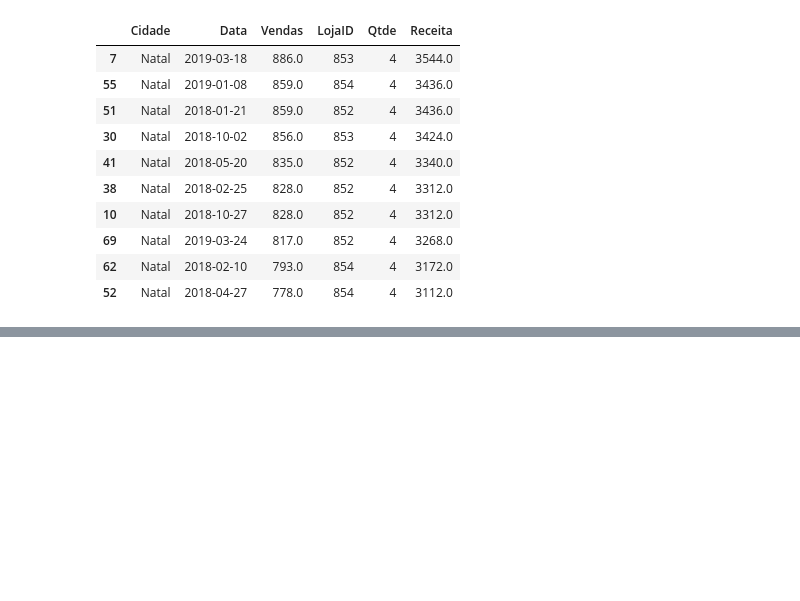
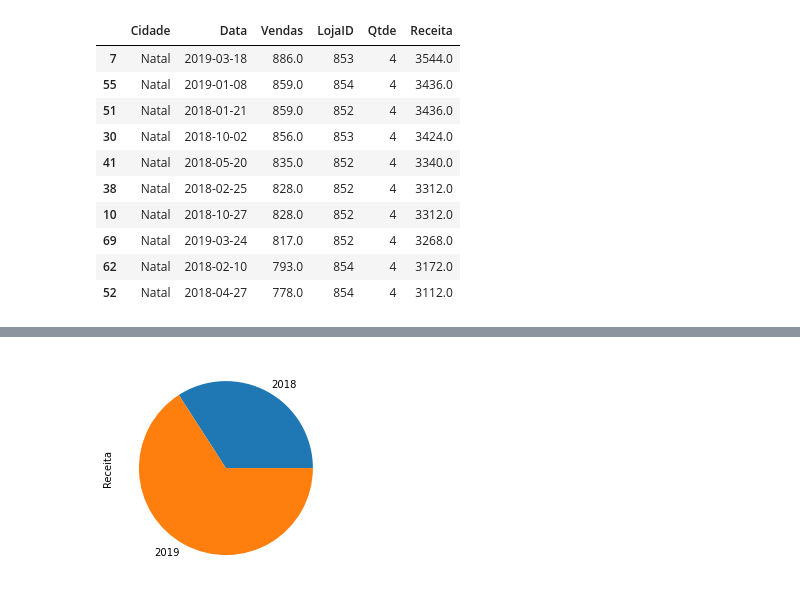
Before and after one commit to mhlmedeiros/data-analysis-cognizant-bootcamp, a Jupyter notebook: notebooks/nb2_working_on_excel_spreadsheets.ipynb, the cells around one changed output, grey strips where cells are left out. Cells and saved outputs as stored; diff of their text form; code cells hidden in the pictures; blank space fills up the shorter version.

```diff
--- a/notebooks/nb2_working_on_excel_spreadsheets.ipynb
+++ b/notebooks/nb2_working_on_excel_spreadsheets.ipynb
@@ -231,0 +392,4 @@ df.sort_values('Receita', ascending=False).head(10)
+# %%
+df.groupby(df.Data.dt.year).Receita.sum().plot.pie();
+# %% [output]
+[figure, added]
```
Also changed, not shown: parts of 36 cells of this notebook.
